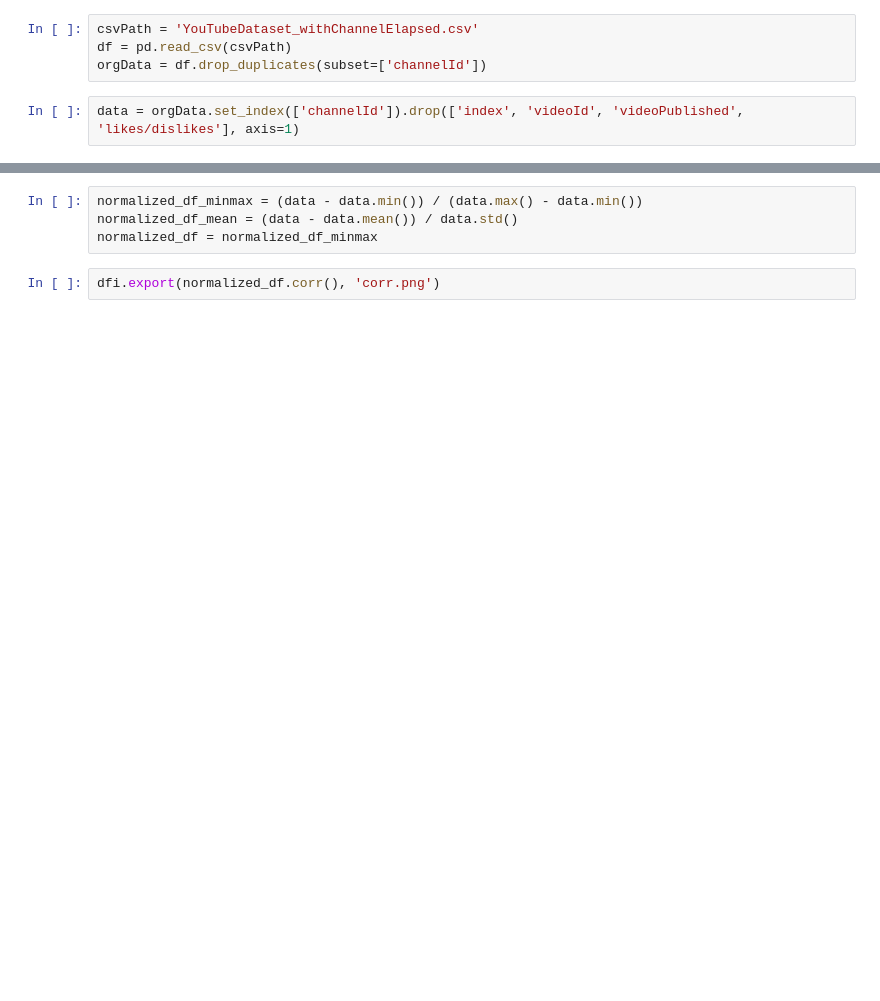
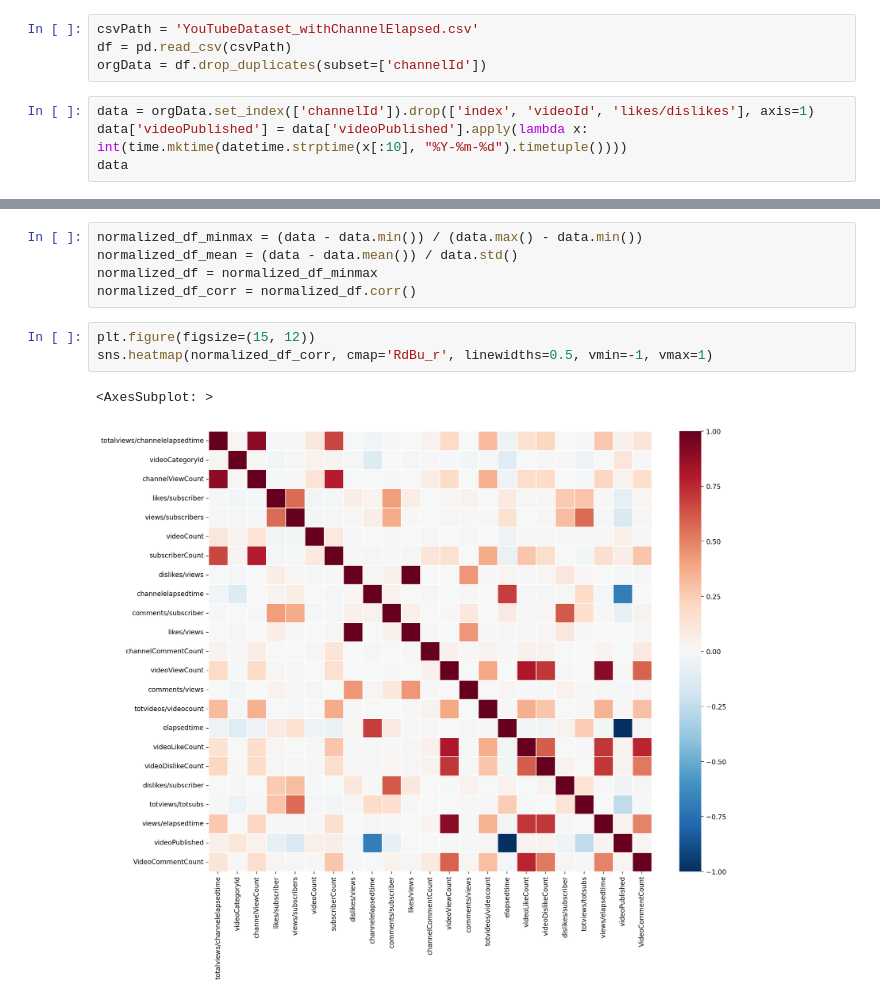
Before and after one commit to larrylai19/1111-DataMining-Final, a Jupyter notebook: Untitled.ipynb, the cells around one changed output, grey strips where cells are left out. Cells and saved outputs as stored; diff of their text form; blank space fills up the shorter version.

```diff
--- a/Untitled.ipynb
+++ b/Untitled.ipynb
@@ -9,4 +14,6 @@ csvPath = 'YouTubeDataset_withChannelElapsed.csv'
 df = pd.read_csv(csvPath)
 orgData = df.drop_duplicates(subset=['channelId'])
 # %%
-data = orgData.set_index(['channelId']).drop(['index', 'videoId', 'videoPublished', 'likes/dislikes'], axis=1)
+data = orgData.set_index(['channelId']).drop(['index', 'videoId', 'likes/dislikes'], axis=1)
+data['videoPublished'] = data['videoPublished'].apply(lambda x: int(time.mktime(datetime.strptime(x[:10], "%Y-%m-%d").timetuple())))
+data
@@ -14,5 +36,10 @@ data = orgData.set_index(['channelId']).drop(['index', 'videoId', 'videoPublishe
 normalized_df_minmax = (data - data.min()) / (data.max() - data.min())
 normalized_df_mean = (data - data.mean()) / data.std()
 normalized_df = normalized_df_minmax
+normalized_df_corr = normalized_df.corr()
-# %%
-dfi.export(normalized_df.corr(), 'corr.png')
+# %%
+plt.figure(figsize=(15, 12))
+sns.heatmap(normalized_df_corr, cmap='RdBu_r', linewidths=0.5, vmin=-1, vmax=1)
+# %% [output]
+<AxesSubplot: >
+[figure, added]
```
Also changed, not shown: parts of 2 cells of this notebook, 2 other files.
